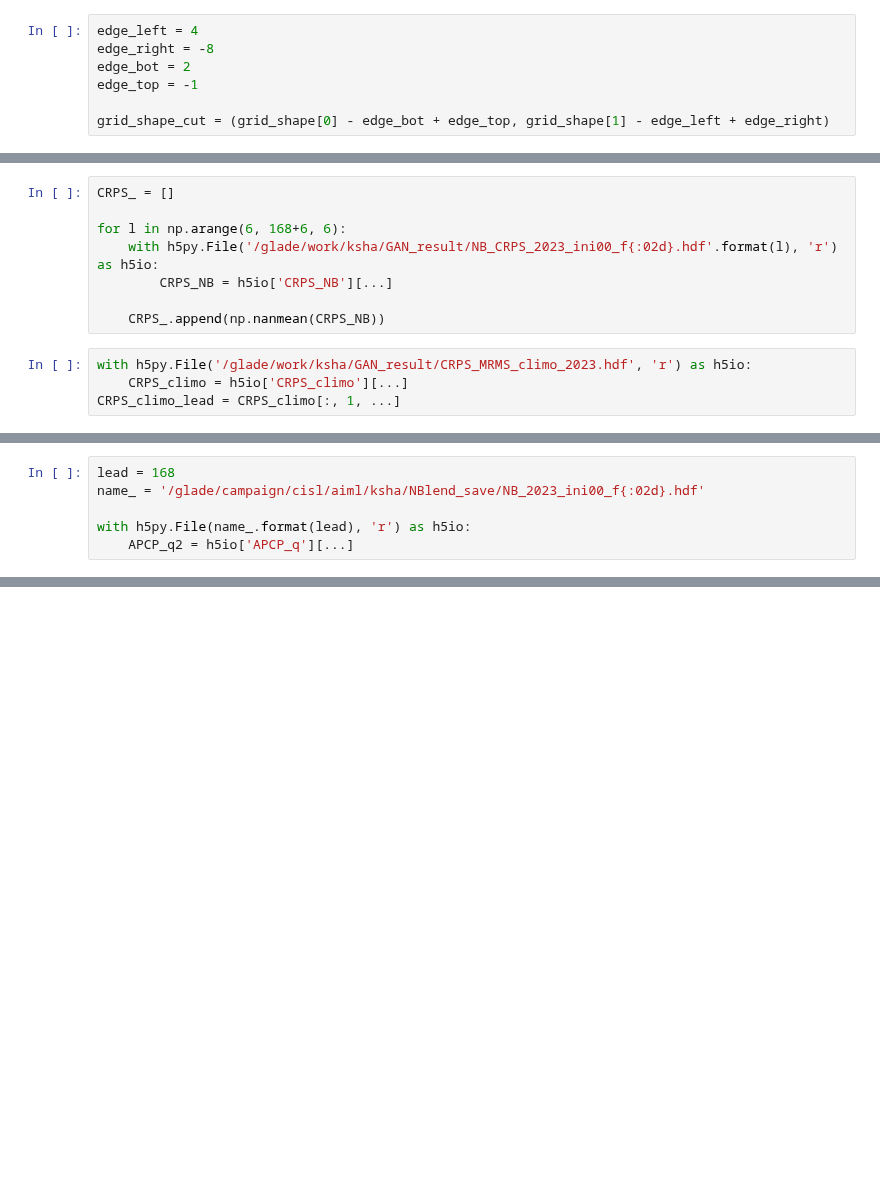
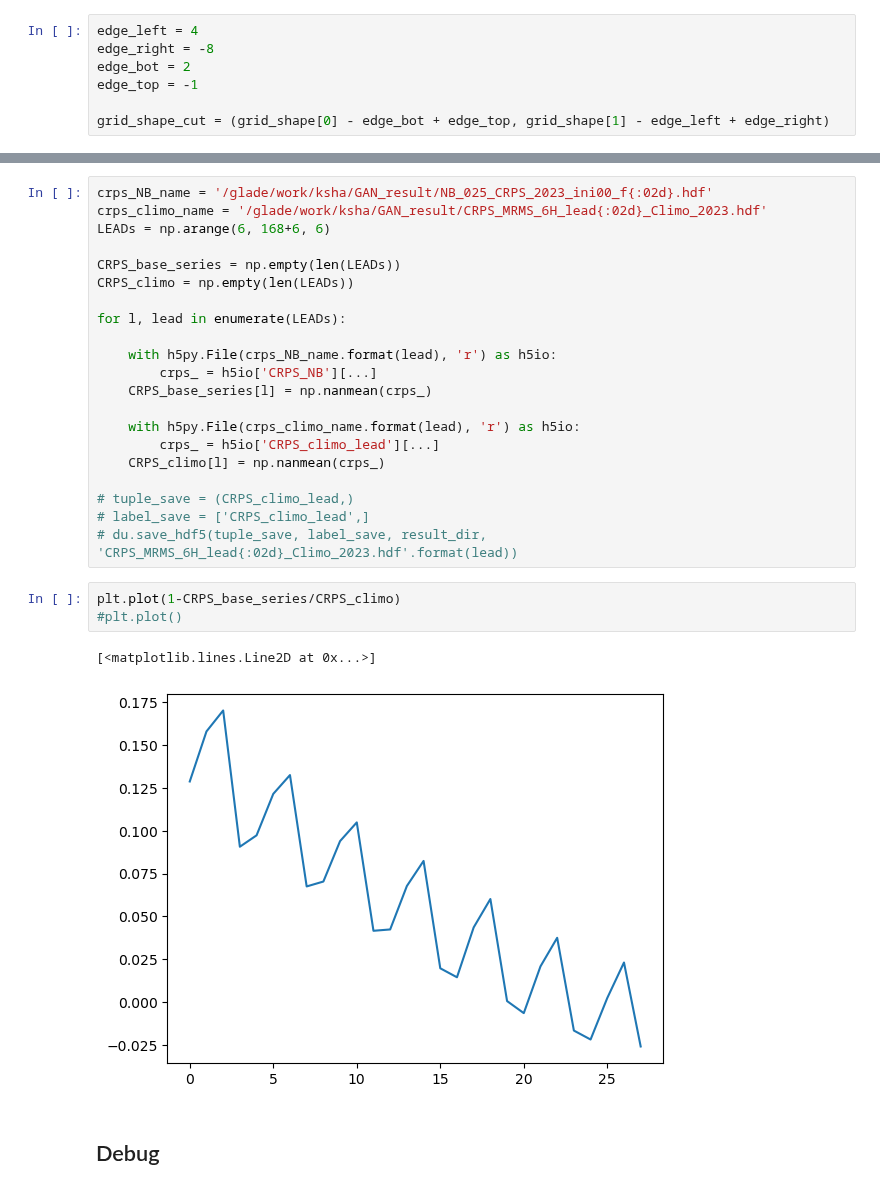
Before and after one commit to yingkaisha/MRMS_diffusion_bridge, a Jupyter notebook: EVAL02_CRPS_National_Blend.ipynb, the cells around one changed output, grey strips where cells are left out. Cells and saved outputs as stored; diff of their text form; blank space fills up the shorter version.

```diff
--- a/EVAL02_CRPS_National_Blend.ipynb
+++ b/EVAL02_CRPS_National_Blend.ipynb
@@ -138,12 +38,0 @@ plt.plot(APCP_CDF[:, 8:, 100, 200].T);
-# %%
-CRPS_ = []
-
-for l in np.arange(6, 168+6, 6):
-    with h5py.File('/glade/work/ksha/GAN_result/NB_CRPS_2023_ini00_f{:02d}.hdf'.format(l), 'r') as h5io:
-        CRPS_NB = h5io['CRPS_NB'][...]
-
-    CRPS_.append(np.nanmean(CRPS_NB))
-# %%
-with h5py.File('/glade/work/ksha/GAN_result/CRPS_MRMS_climo_2023.hdf', 'r') as h5io:
-    CRPS_climo = h5io['CRPS_climo'][...]
-CRPS_climo_lead = CRPS_climo[:, 1, ...]
@@ -210,6 +38,0 @@ APCP_q.shape
-# %%
-lead = 168
-name_ = '/glade/campaign/cisl/aiml/ksha/NBlend_save/NB_2023_ini00_f{:02d}.hdf'
-
-with h5py.File(name_.format(lead), 'r') as h5io:
-    APCP_q2 = h5io['APCP_q'][...]
@@ -219,0 +86,29 @@ np.sum(APCP_q - APCP_q2)
+# %%
+crps_NB_name = '/glade/work/ksha/GAN_result/NB_025_CRPS_2023_ini00_f{:02d}.hdf'
+crps_climo_name = '/glade/work/ksha/GAN_result/CRPS_MRMS_6H_lead{:02d}_Climo_2023.hdf'
+LEADs = np.arange(6, 168+6, 6)
+
+CRPS_base_series = np.empty(len(LEADs))
+CRPS_climo = np.empty(len(LEADs))
+
+for l, lead in enumerate(LEADs):
+
+    with h5py.File(crps_NB_name.format(lead), 'r') as h5io:
+        crps_ = h5io['CRPS_NB'][...]
+    CRPS_base_series[l] = np.nanmean(crps_)
+
+    with h5py.File(crps_climo_name.format(lead), 'r') as h5io:
+        crps_ = h5io['CRPS_climo_lead'][...]
+    CRPS_climo[l] = np.nanmean(crps_)
+
+# tuple_save = (CRPS_climo_lead,)
+# label_save = ['CRPS_climo_lead',]
+# du.save_hdf5(tuple_save, label_save, result_dir, 'CRPS_MRMS_6H_lead{:02d}_Climo_2023.hdf'.format(lead))
+# %%
+plt.plot(1-CRPS_base_series/CRPS_climo)
+#plt.plot()
+# %% [output]
+[<matplotlib.lines.Line2D at 0x...>]
+[figure, added]
+# %% [markdown]
+## Debug
```
Also changed, not shown: parts of 38 cells of this notebook, 12 other files.
